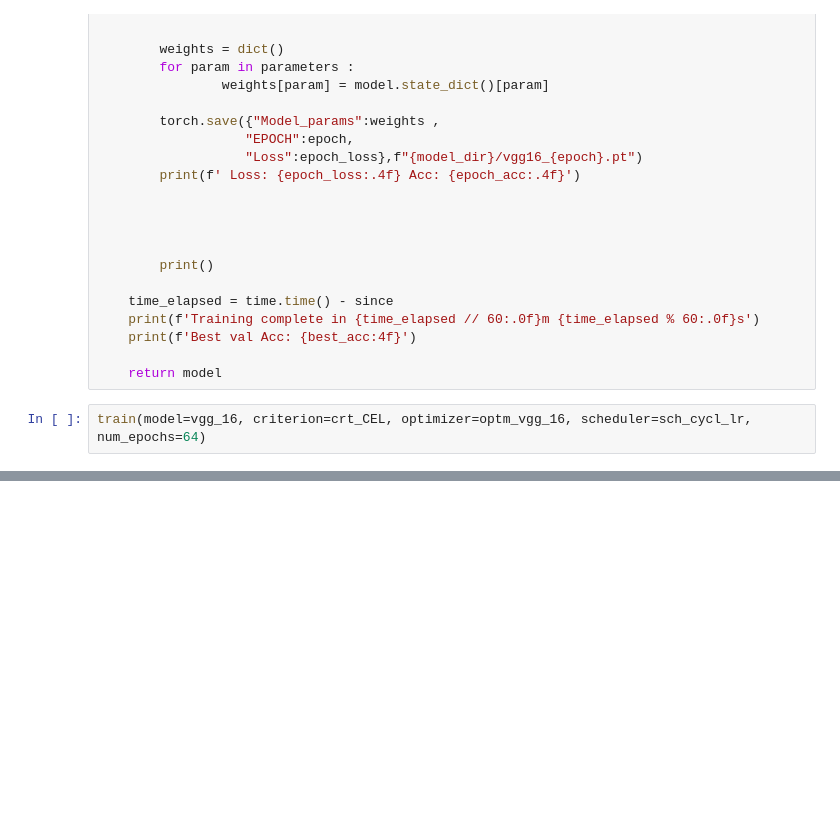
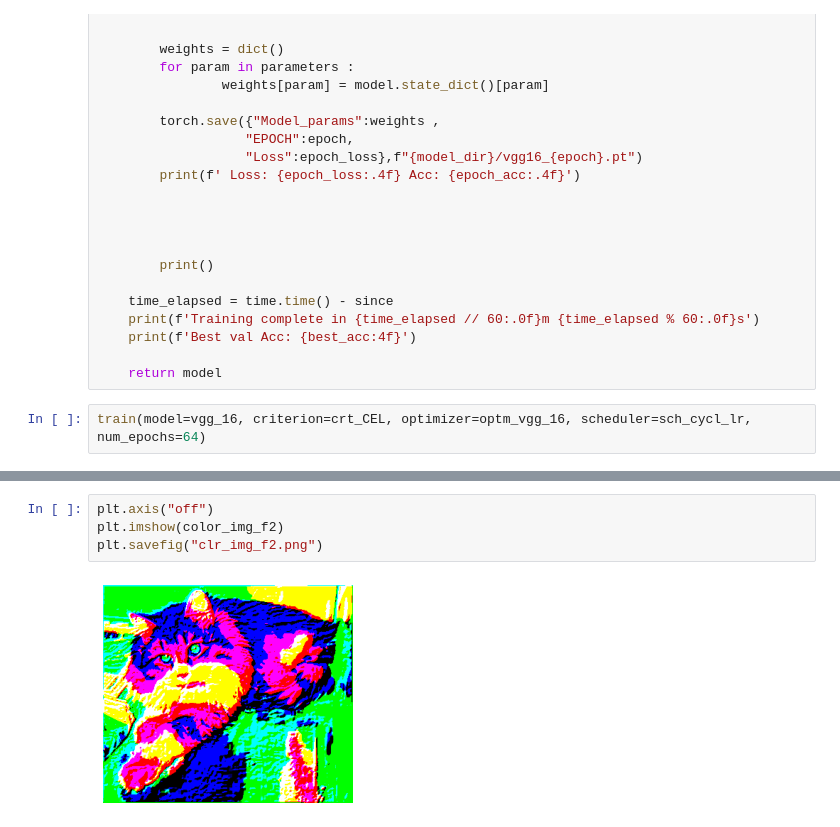
Before and after one commit to 8bitnand/Blogs, a Jupyter notebook: Visualizing the learning of a neural network/VGG16.ipynb, the cells around one changed output, grey strips where cells are left out. Cells and saved outputs as stored; diff of their text form; blank space fills up the shorter version.

```diff
--- a/Visualizing the learning of a neural network/VGG16.ipynb
+++ b/Visualizing the learning of a neural network/VGG16.ipynb
@@ -188,0 +375,6 @@ for ft in os.listdir("model/vgg16_imgs/")   :
+# %%
+plt.axis("off")
+plt.imshow(color_img_f2)
+plt.savefig("clr_img_f2.png")
+# %% [output]
+[figure, added]
```
Also changed, not shown: parts of 29 cells of this notebook.
